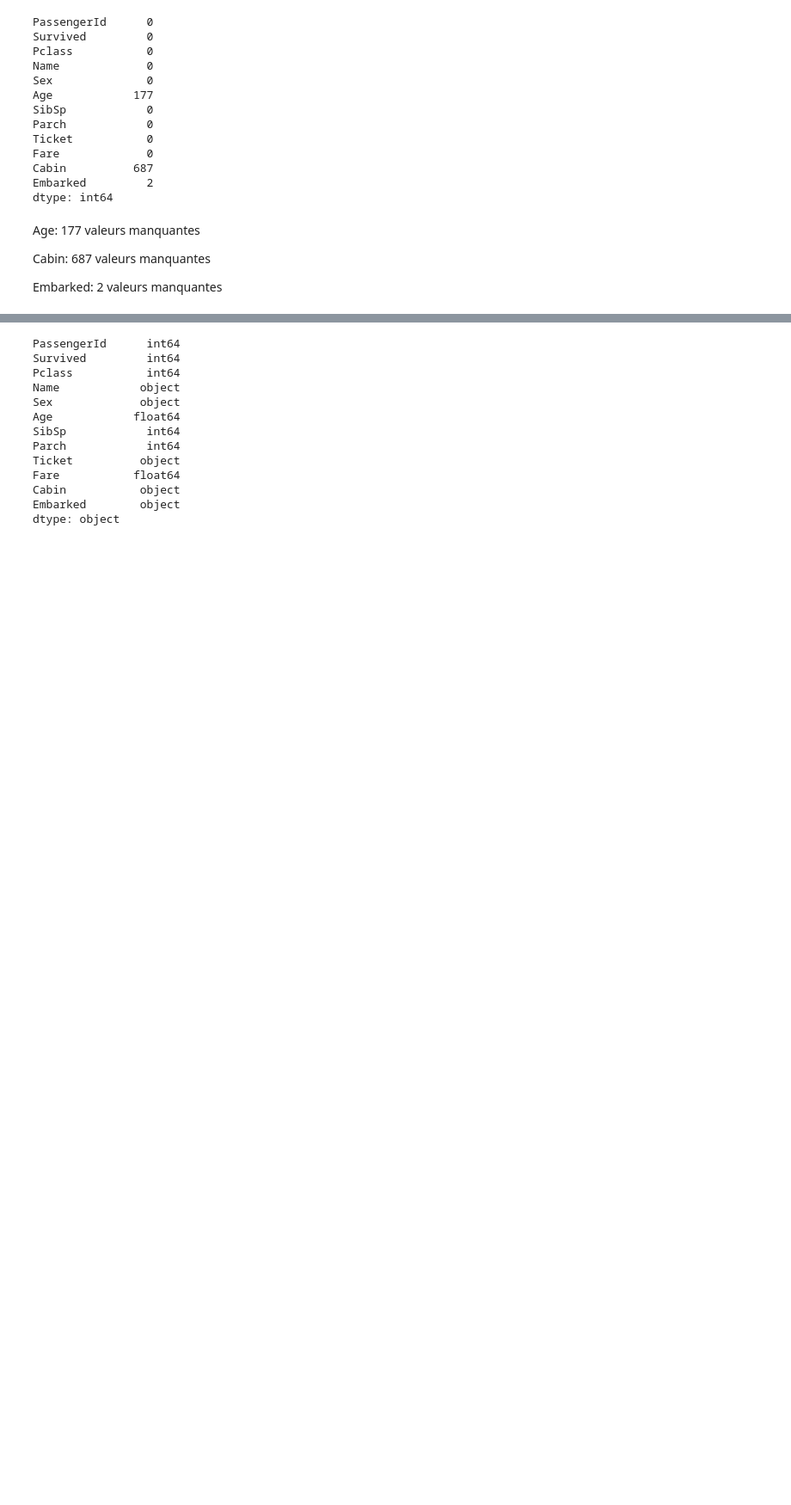
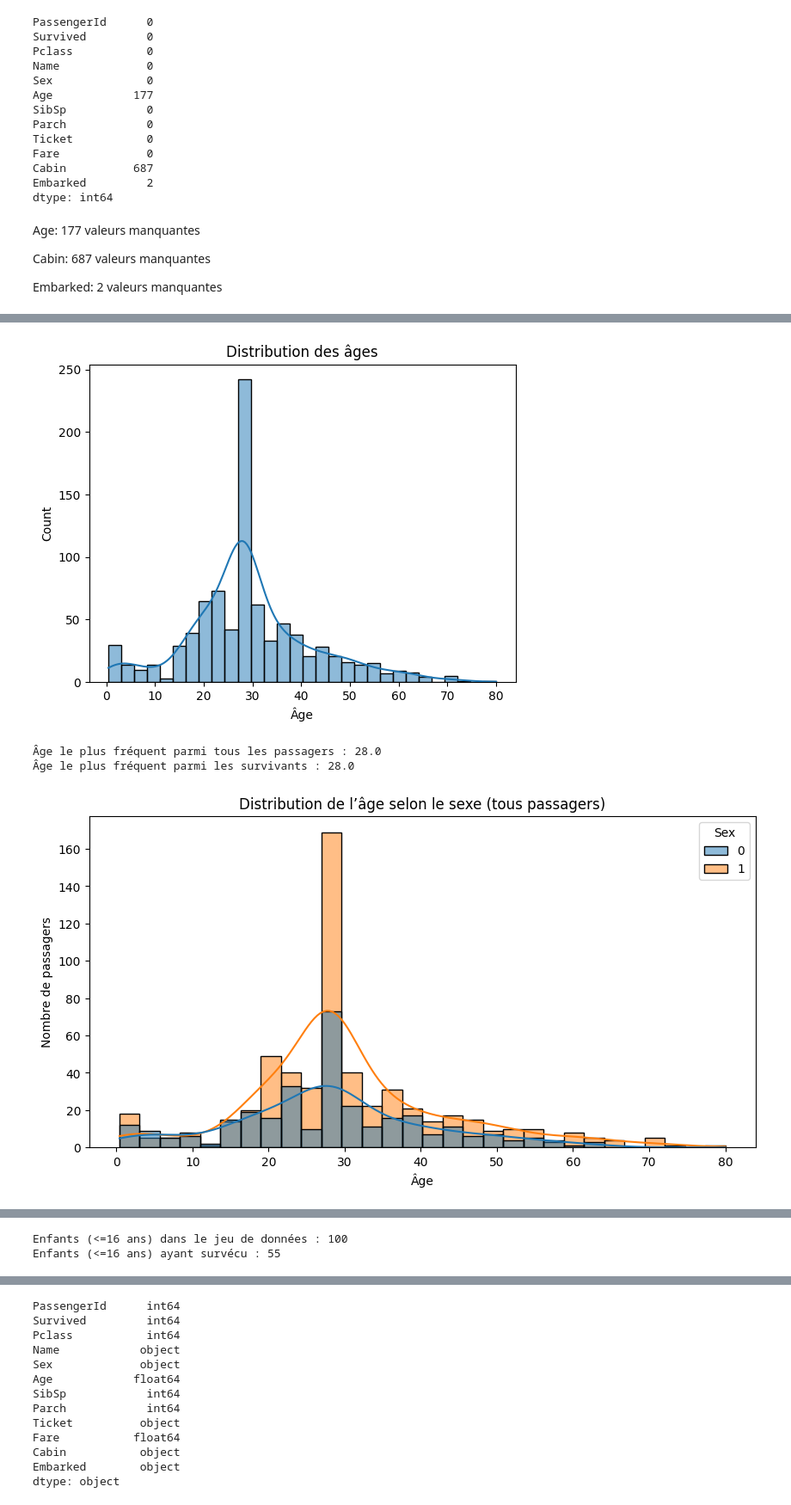
Before and after one commit to emese007/projet_titanic_emese, a Jupyter notebook: titanicM.ipynb, the cells around one changed output, grey strips where cells are left out. Shown at 86% size. Saved outputs shown, nothing was run; the diff lists cells and outputs as text; code cells hidden in the pictures; blank space fills up the shorter version.

```diff
--- a/titanicM.ipynb
+++ b/titanicM.ipynb
@@ -223,0 +337,73 @@ Vérifier les types de données
+# %%
+sns.histplot(train['Age'].dropna(), bins=30, kde=True)
+plt.title("Distribution des âges")
+plt.xlabel("Âge")
+plt.show()
+
+#Âge le plus fréquent parmi tous les passagers
+mode_age_total = train['Age'].mode().values[0]
+print(f"Âge le plus fréquent parmi tous les passagers : {mode_age_total}")
+
+#Âge le plus fréquent parmi les survivants
+mode_age_surv = train[train['Survived']==1]['Age'].mode().values[0]
+print(f"Âge le plus fréquent parmi les survivants : {mode_age_surv}")
+
+plt.figure(figsize=(10,5))
+sns.histplot(data=train, x="Age", hue="Sex", bins=30, kde=True)
+plt.title("Distribution de l’âge selon le sexe (tous passagers)")
+plt.xlabel("Âge")
+plt.ylabel("Nombre de passagers")
+plt.show()
+
+plt.figure(figsize=(10,5))
+sns.histplot(data=train[train['Survived'] == 1], x="Age", hue="Sex", bins=30, kde=True)
+plt.title("Distribution de l’âge selon le sexe (survivants)")
+plt.xlabel("Âge")
+plt.ylabel("Nombre de survivants")
+plt.show()
+
+g = sns.FacetGrid(train, row='Pclass', col='Sex', margin_titles=True, height=3)
+g.map(sns.histplot, "Age", bins=20)
+g.fig.subplots_adjust(top=0.9)
+g.fig.suptitle('Répartition de l\'âge selon sexe et classe (tous passagers)')
+plt.show()
+
+g = sns.FacetGrid(train[train['Survived'] == 1], row='Pclass', col='Sex', margin_titles=True, height=3)
+g.map(sns.histplot, "Age", bins=20)
+g.fig.subplots_adjust(top=0.9)
+g.fig.suptitle("Répartition de l'âge selon sexe et classe (survivants)")
+plt.show()
+
+enfants = train[train['Age'] <= 16]
+nb_enfants_total = enfants.shape[0]
+nb_enfants_surv = enfants[enfants['Survived'] == 1].shape[0]
+
+print("Enfants (<=16 ans) dans le jeu de données :", nb_enfants_total)
+print("Enfants (<=16 ans) ayant survécu :", nb_enfants_surv)
+
+plt.bar(['Total enfants', 'Enfants survivants'], [nb_enfants_total, nb_enfants_surv], color=['skyblue', 'lightgreen'])
+plt.ylabel("Nombre")
+plt.title("Enfants (<=16 ans) — Total et survivants")
+plt.show()
+
+enfants_0_3 = train[(train['Age'] >= 0) & (train['Age'] <= 3)]
+
+fig, axs = plt.subplots(1, 2, figsize=(10, 5))
+
+sns.countplot(data=enfants_0_3, x='Sex', hue='Sex', palette='pastel', legend=False, ax=axs[0])
+axs[0].set_title("0-3 ans – Tous les passagers")
+axs[0].set_ylabel("Nombre")
+axs[0].set_xlabel("Sexe")
+
+sns.countplot(data=enfants_0_3[enfants_0_3['Survived'] == 1], x='Sex', hue='Sex', palette='bright', legend=False, ax=axs[1])
+axs[1].set_title("0-3 ans – Survivants")
+axs[1].set_ylabel("Nombre")
+axs[1].set_xlabel("Sexe")
+
+plt.tight_layout()
+plt.show()
+# %% [output]
+[figure, added]
+Âge le plus fréquent parmi tous les passagers : 28.0
+Âge le plus fréquent parmi les survivants : 28.0
+[figure, added]
@@ -223,0 +413,2 @@ Vérifier les types de données
+Enfants (<=16 ans) dans le jeu de données : 100
+Enfants (<=16 ans) ayant survécu : 55
```
Also changed, not shown: parts of 79 cells of this notebook, 2 other files.
